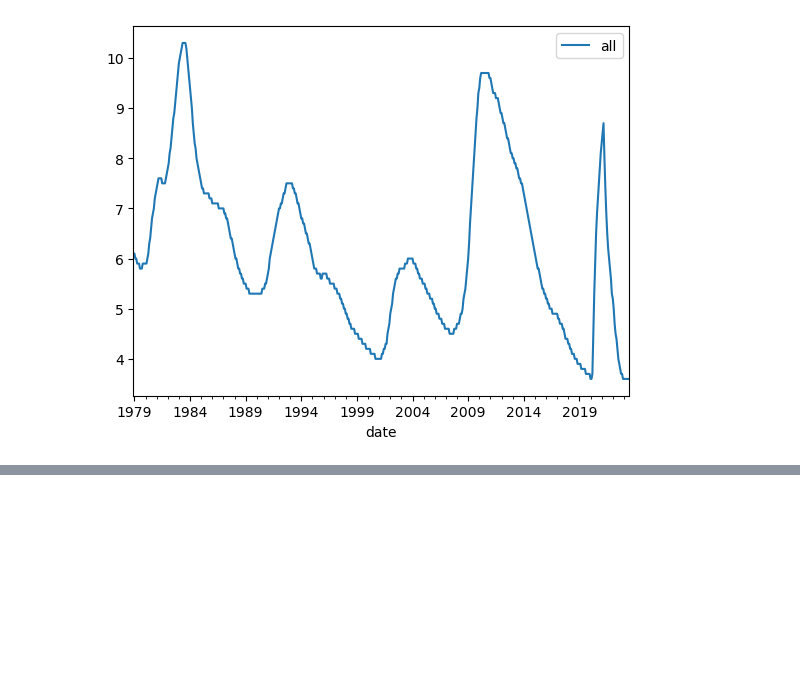
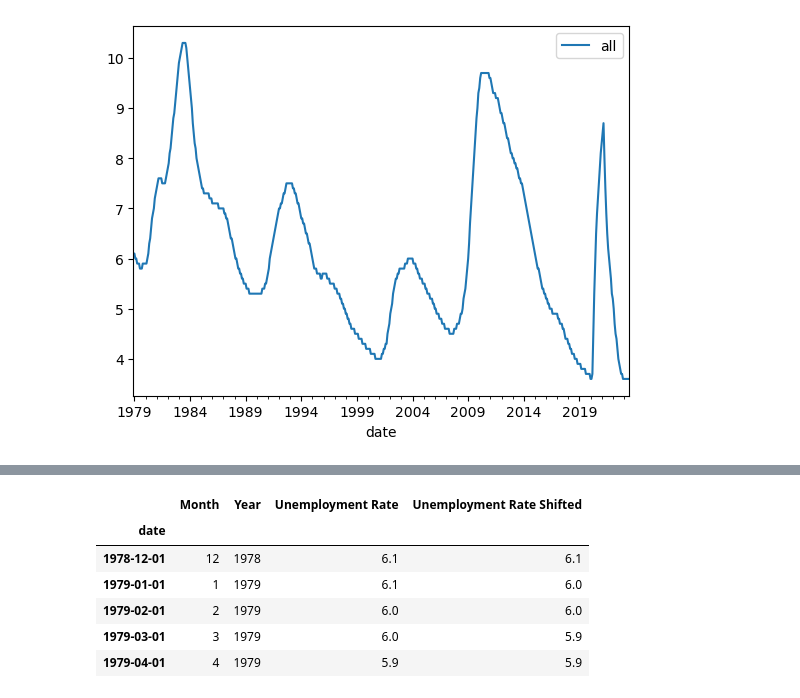
Before and after one commit to Aquamarine278/AI-Bootcamp-Project-1, a Jupyter notebook: unemployment_data.ipynb, the cells around one changed output, grey strips where cells are left out. Drawn from its saved outputs; the diff is of its cells as text; code cells hidden in the pictures; blank space fills up the shorter version.

```diff
--- a/unemployment_data.ipynb
+++ b/unemployment_data.ipynb
@@ -154,0 +155,6 @@ unemployment_df.head()
+# %%
+# Move the 'Year' and 'Month' columns to the front
+cols = unemployment_df.columns.tolist()
+cols = cols[-2:] + cols[:-2]
+unemployment_df = unemployment_df[cols]
+unemployment_df.head()
@@ -154,0 +169,12 @@ unemployment_df.head()
+# %%
+# create a new column to shift the umployment rate by 1 month
+unemployment_df['Unemployment Rate Shifted'] = unemployment_df['Unemployment Rate'].shift(-1)
+unemployment_df.head()
+# %% [output]
+|  | Month | Year | Unemployment Rate | Unemployment Rate Shifted |
+| date |  |  |  |  |
+| 1978-12-01 | 12 | 1978 | 6.1 | 6.1 |
+| 1979-01-01 | 1 | 1979 | 6.1 | 6.0 |
+| 1979-02-01 | 2 | 1979 | 6.0 | 6.0 |
+| 1979-03-01 | 3 | 1979 | 6.0 | 5.9 |
+| 1979-04-01 | 4 | 1979 | 5.9 | 5.9 |
```
Also changed, not shown: parts of 5 cells of this notebook, 1 other file.
